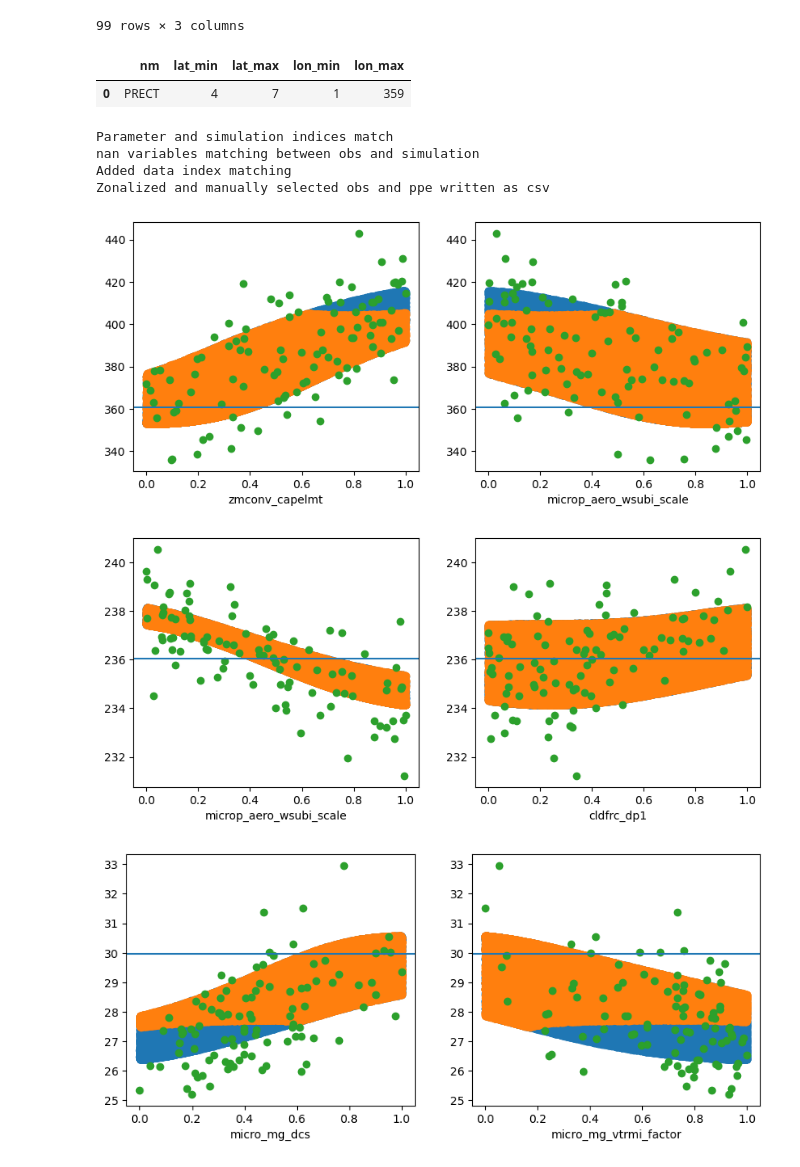
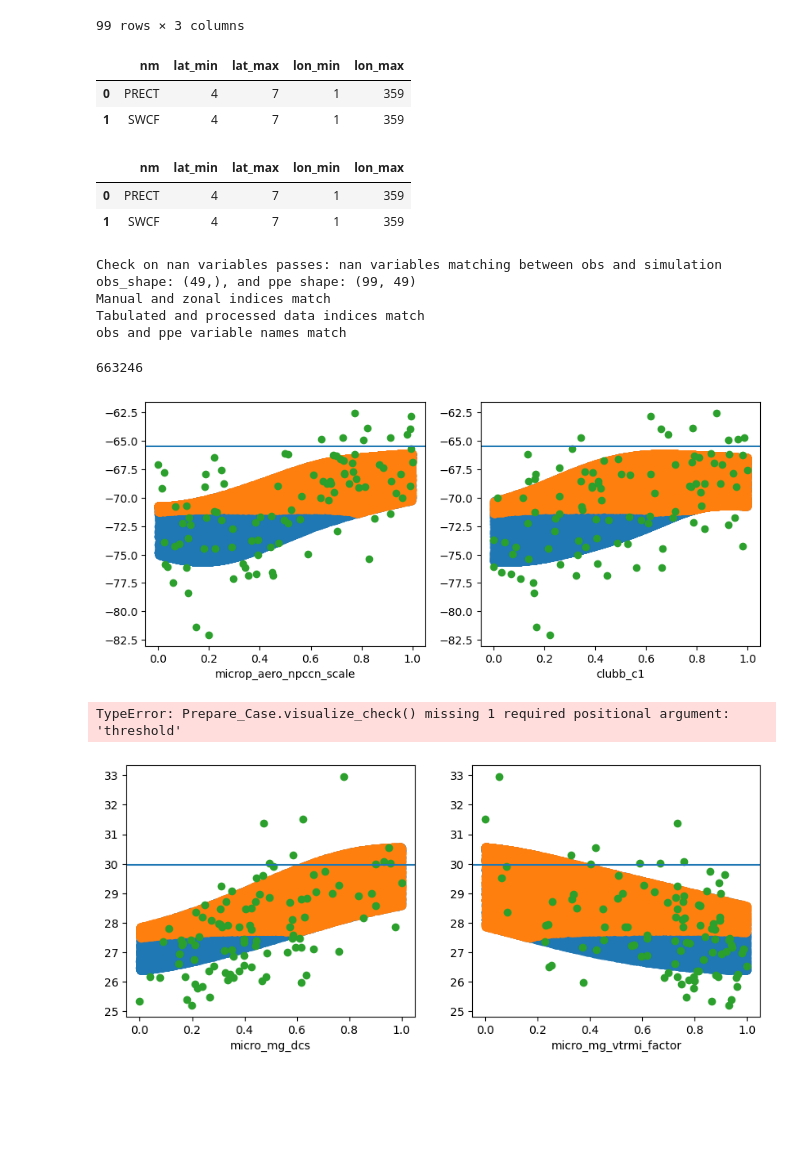
Before and after one commit to yiqioyang/proj2dhullsampler, a Jupyter notebook: notebooks/prepare.ipynb, the cells around one changed output. Drawn from its saved outputs; the diff is of its cells as text; code cells hidden in the pictures; blank space fills up the shorter version.

```diff
--- a/notebooks/prepare.ipynb
+++ b/notebooks/prepare.ipynb
@@ -20,8 +38,8 @@ obs = xr.open_dataset('/glade/work/fanda/miles-climatesleuth/microphysics_analys
 obs = obs.mean(dim = "mos").sel(obstype = 1)
 obs['pr'] = obs['pr']/(1000 * 86400)
 # %%
-working_dir = '/glade/work/qingyuany/camml_re'
-case_name = "v4_extreme"
+working_dir = '/glade/work/qingyuany/repo_data/'
+case_name = "test_v1"
 
 
 obs_dict = {"SWCF": "swcrf_toa", "LWCF": "lwcrf_toa", "TGCLDLWP": "tlwp", "TMQ": "pwv",
@@ -86,4 +87,4 @@ ppe_precip_freq
 | 100 | 384.511605 | 521.698604 | 636.911812 |
 99 rows × 3 columns
 # %%
-lat_bins = np.arange(-75, 76, 10)  # -90 to 90 every 10 degrees
+lat_bins = np.arange(-75, 76, 20)  # -90 to 90 every 10 degrees
@@ -92,11 +91,13 @@ lab_bin_labels = np.char.add(np.char.add(lat_bins[:-1].astype(str), "to"), lat_b
 # %%
 man_sel_locations1 = pd.Series({"nm": "PRECT", "lat_min": 4,"lat_max": 7, "lon_min":  1, "lon_max": 359})
+man_sel_locations2 = pd.Series({"nm": "SWCF", "lat_min": 4,"lat_max": 7, "lon_min":  1, "lon_max": 359})
 
-manul_ppe_info = pd.concat([man_sel_locations1], axis  = 1).transpose()
+manul_ppe_info = pd.concat([man_sel_locations1, man_sel_locations2], axis  = 1).transpose()
 manul_ppe_info
 # %% [output]
 |  | nm | lat_min | lat_max | lon_min | lon_max |
 | 0 | PRECT | 4 | 7 | 1 | 359 |
+| 1 | SWCF | 4 | 7 | 1 | 359 |
 # %%
 weights = np.cos(np.deg2rad(obs_interp.lat))
 weights = weights / weights.mean()
@@ -110,13 +110,21 @@ obs_global.index = ['ave_SWCF', 'ave_LWCF', 'ave_FLUT', 'ave_FSNTOA']
 # %%
 ppe_global = pd.concat([ppe_global, ppe_precip_freq], axis = 1)
 obs_global = pd.concat([obs_global, obs_precip_freq])
-# %%
-test_case = Prep_Mask_Generation(working_dir, case_name, ppe,
-                                 obs_interp, obs_dict, para, lat_bins, manul_ppe_info,
-                                 added_ppe_obs=[ppe_global, obs_global])
-# %% [output]
-Parameter and simulation indices match
-nan variables matching between obs and simulation
-Added data index matching
-Zonalized and manually selected obs and ppe written as csv
+# %%
+manul_ppe_info
+# %% [output]
+|  | nm | lat_min | lat_max | lon_min | lon_max |
+| 0 | PRECT | 4 | 7 | 1 | 359 |
+| 1 | SWCF | 4 | 7 | 1 | 359 |
+# %%
+
+test_case = Prepare_Case(working_dir, case_name,
+                para, [ppe_global, obs_global], ppe, obs_interp, obs_dict,
+                lat_bins, manul_ppe_info, n_sample = 1000000)
+# %% [output]
+Check on nan variables passes: nan variables matching between obs and simulation
+obs_shape: (49,), and ppe shape: (99, 49)
+Manual and zonal indices match
+Tabulated and processed data indices match
+obs and ppe variable names match
 # %%
@@ -131,11 +134,15 @@ meta_table = meta_one_hot_shot(test_case.meta, test_case.data_gcm.para_nm)
+# %%
+tf_masks['filter_precip099'].sum()
+# %% [output]
+663246
 # %%
-test_case.visualize_check('filter_precip099')
+test_case.visualize_check('SWCF_zonal_-55to-35', threshold = 2.0)
 # %% [output]
-[figure, old version]
+[figure, new version]
 # %%
 test_case.visualize_check('FLUT_zonal_35to45')
 # %% [output]
-[figure, removed]
+TypeError: Prepare_Case.visualize_check() missing 1 required positional argument: 'threshold'
 # %%
 test_case.visualize_check('LWCF_zonal_-55to-45')
 # %% [output]
```
Also changed, not shown: parts of 11 cells of this notebook.
